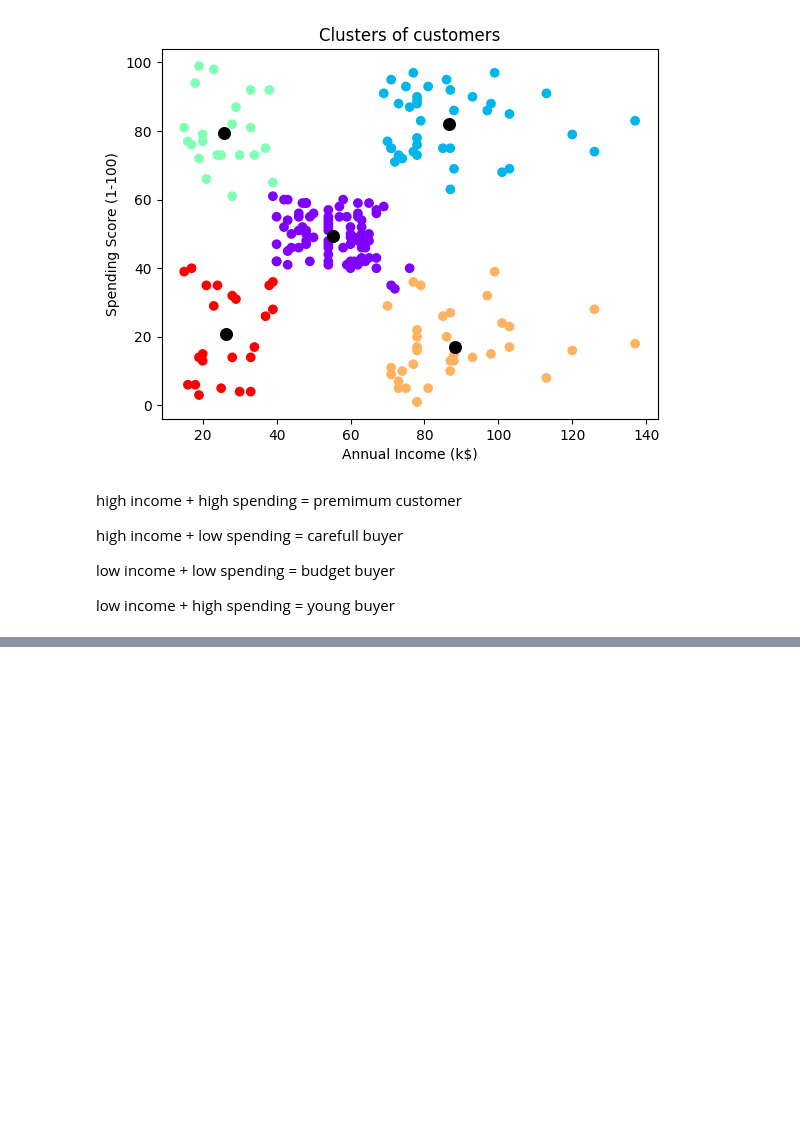
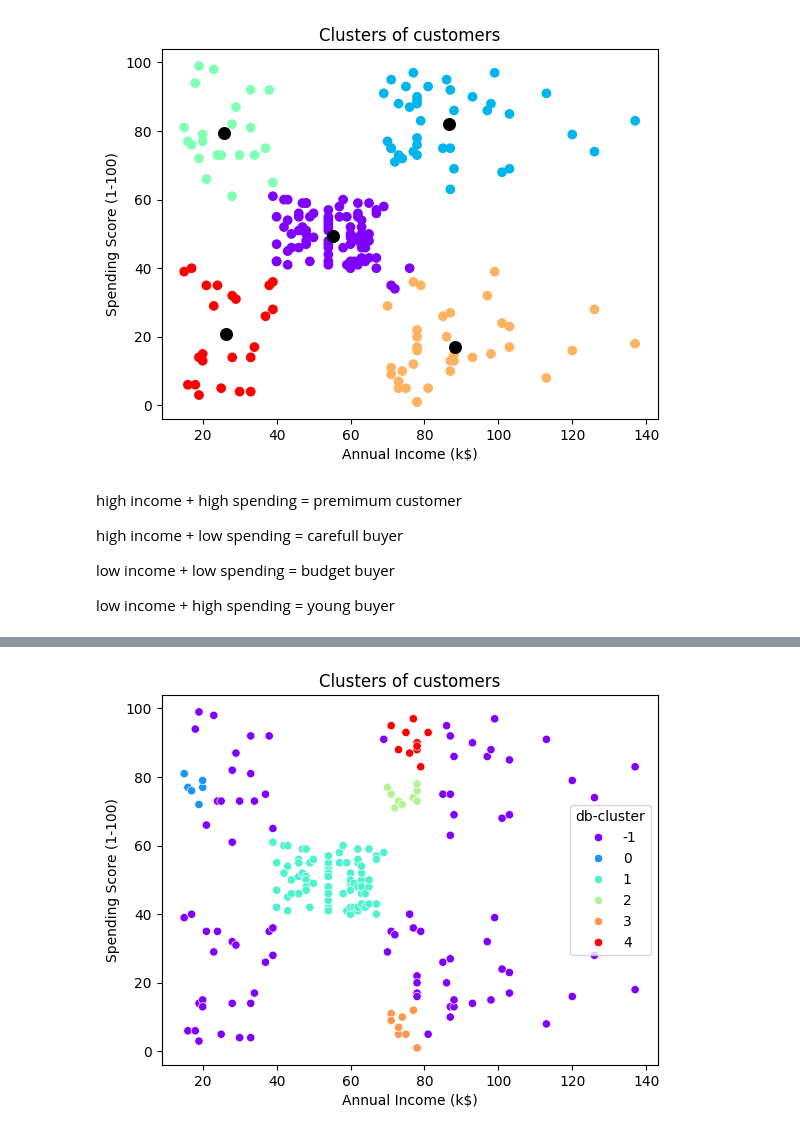
Before and after one commit to aryancodes12/Advance-Machine-Learning, a Jupyter notebook: customer_segmentation.ipynb, the cells around one changed output, grey strips where cells are left out. Saved outputs shown, nothing was run; the diff lists cells and outputs as text; code cells hidden in the pictures; blank space fills up the shorter version.

```diff
--- a/customer_segmentation.ipynb
+++ b/customer_segmentation.ipynb
@@ -159,0 +170,8 @@ df.head()
+# %%
+from sklearn.cluster import DBSCAN
+
+dbscan = DBSCAN(eps = 5, min_samples = 5)
+
+db_cluster = dbscan.fit_predict(df)
+
+set(db_cluster)
@@ -159,0 +185,3 @@ df.head()
+# %%
+df["db-cluster"] = db_cluster
+df.head()
@@ -159,0 +195,7 @@ df.head()
+# %%
+import seaborn as sns
+sns.scatterplot(x = 'Annual Income (k$)', y = 'Spending Score (1-100)', hue = 'db-cluster', data = df, palette = "rainbow")
+plt.title("Clusters of customers")
+plt.show()
+# %% [output]
+[figure, added]
```
Also changed, not shown: parts of 7 cells of this notebook.
